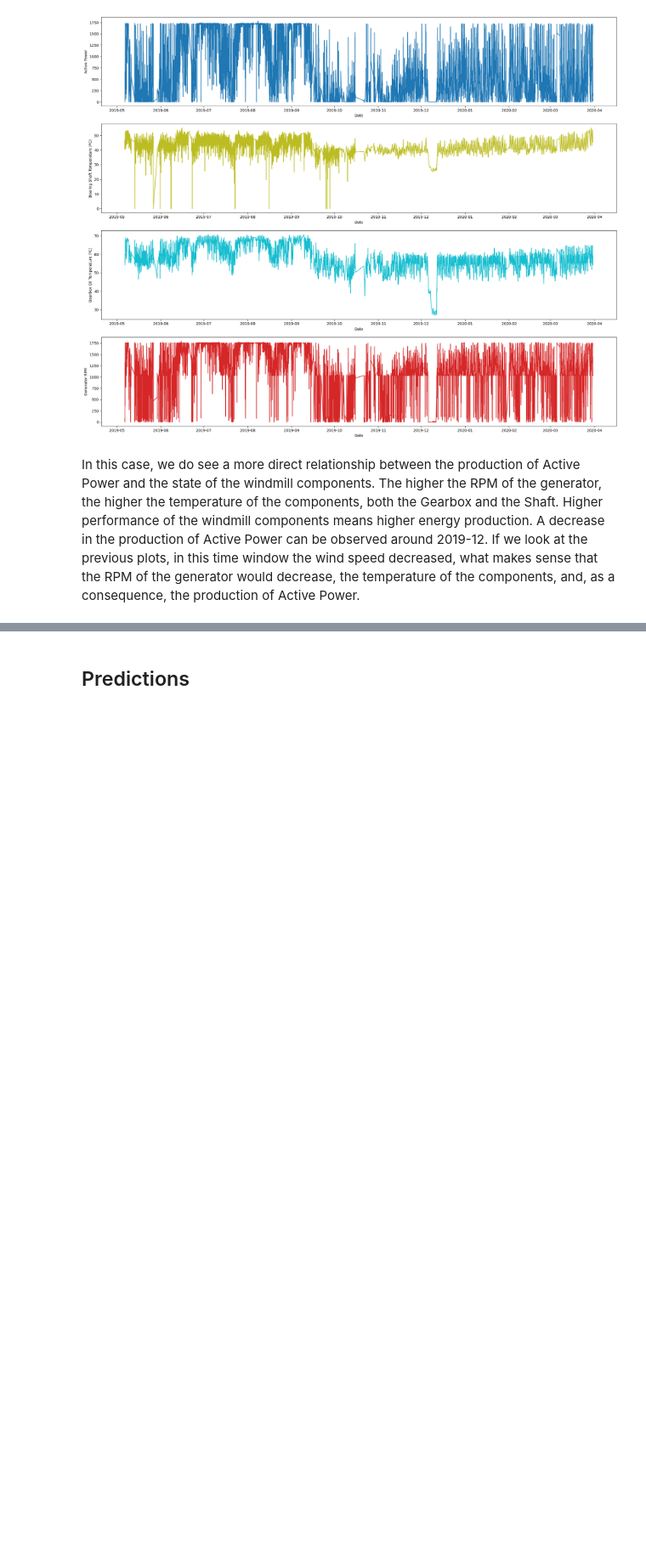
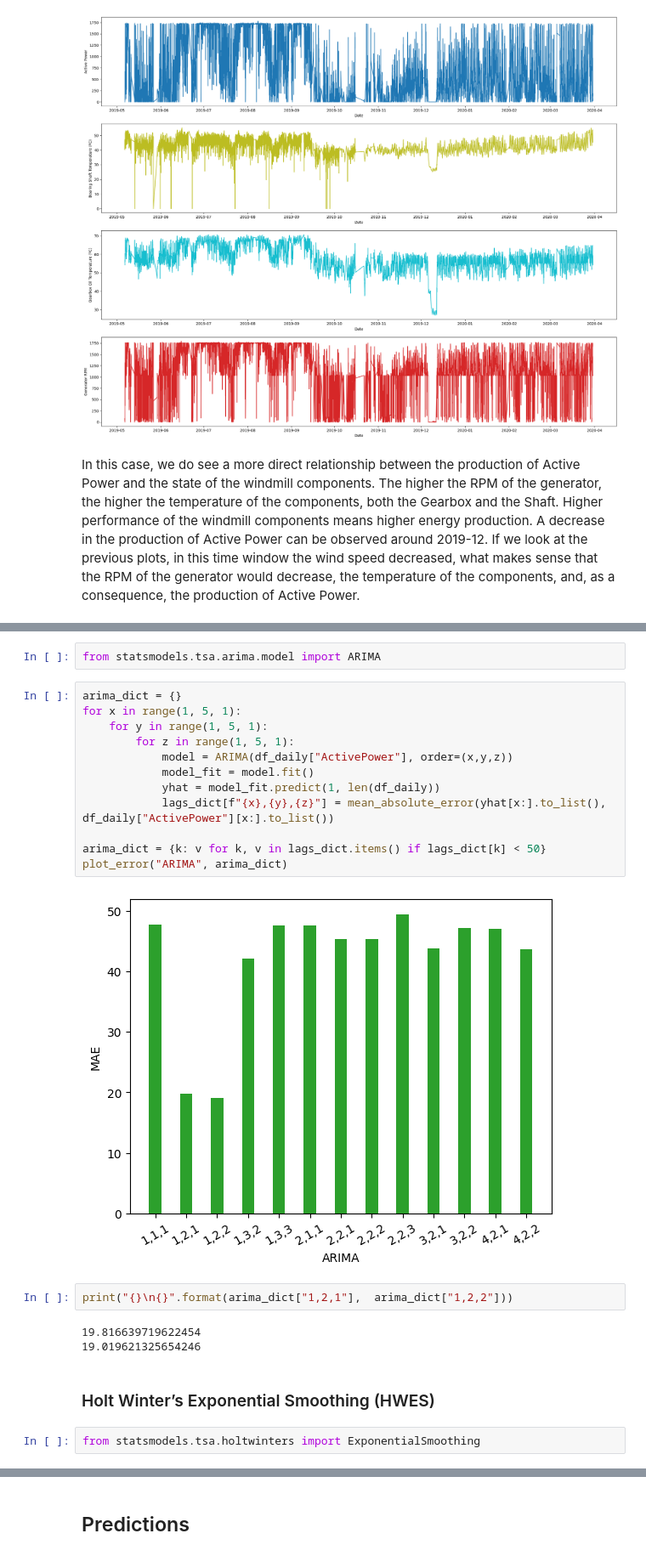
Before and after one commit to acrulopez/data-mining-UPM, a Jupyter notebook: Project.ipynb, the cells around one changed output, grey strips where cells are left out. Shown at 85% size. Saved outputs shown, nothing was run; the diff lists cells and outputs as text; blank space fills up the shorter version.

```diff
--- a/Project.ipynb
+++ b/Project.ipynb
@@ -280,0 +348,25 @@ In this case, we do see a more direct relationship between the production of Act
+# %%
+from statsmodels.tsa.arima.model import ARIMA
+# %%
+arima_dict = {}
+for x in range(1, 5, 1):
+    for y in range(1, 5, 1):
+        for z in range(1, 5, 1):
+            model = ARIMA(df_daily["ActivePower"], order=(x,y,z))
+            model_fit = model.fit()
+            yhat = model_fit.predict(1, len(df_daily))
+            lags_dict[f"{x},{y},{z}"] = mean_absolute_error(yhat[x:].to_list(), df_daily["ActivePower"][x:].to_list())
+
+arima_dict = {k: v for k, v in lags_dict.items() if lags_dict[k] < 50}
+plot_error("ARIMA", arima_dict)
+# %% [output]
+[figure, added]
+# %%
+print("{}\n{}".format(arima_dict["1,2,1"],  arima_dict["1,2,2"]))
+# %% [output]
+19.816639719622454
+19.019621325654246
+# %% [markdown]
+### Holt Winter’s Exponential Smoothing (HWES)
+# %%
+from statsmodels.tsa.holtwinters import ExponentialSmoothing
```
Also changed, not shown: parts of 14 cells of this notebook.
